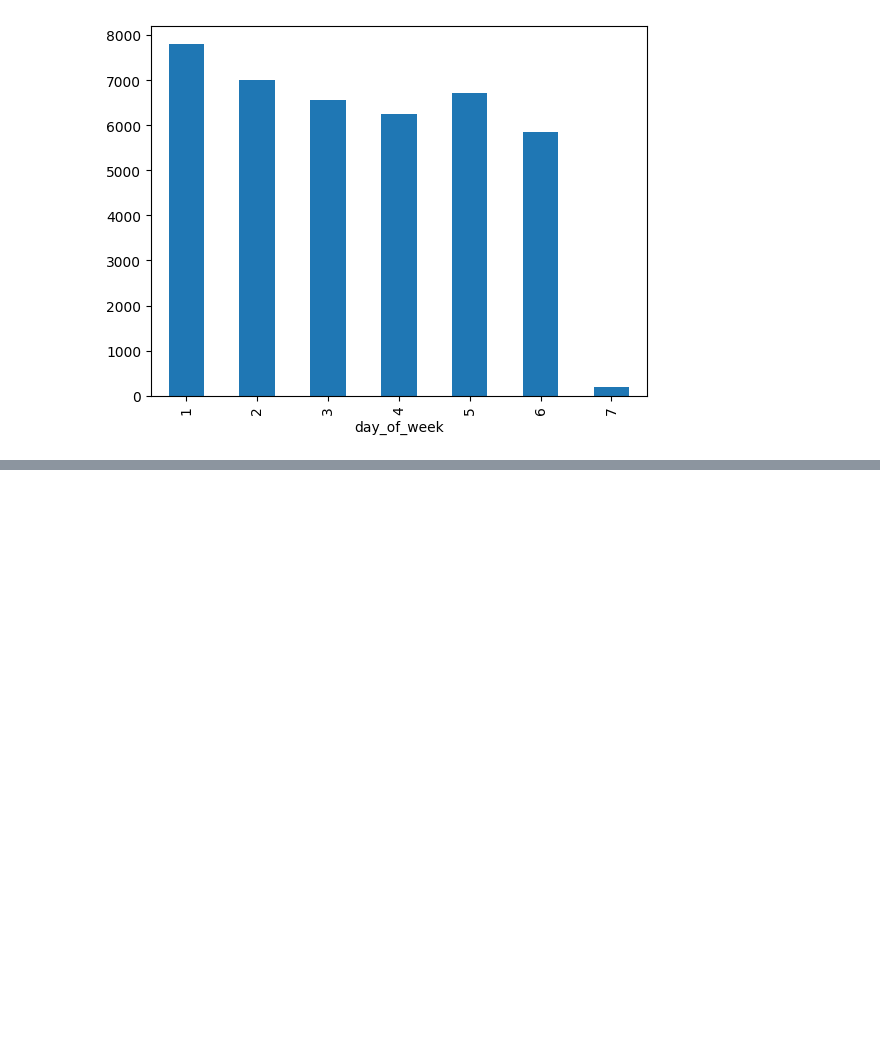
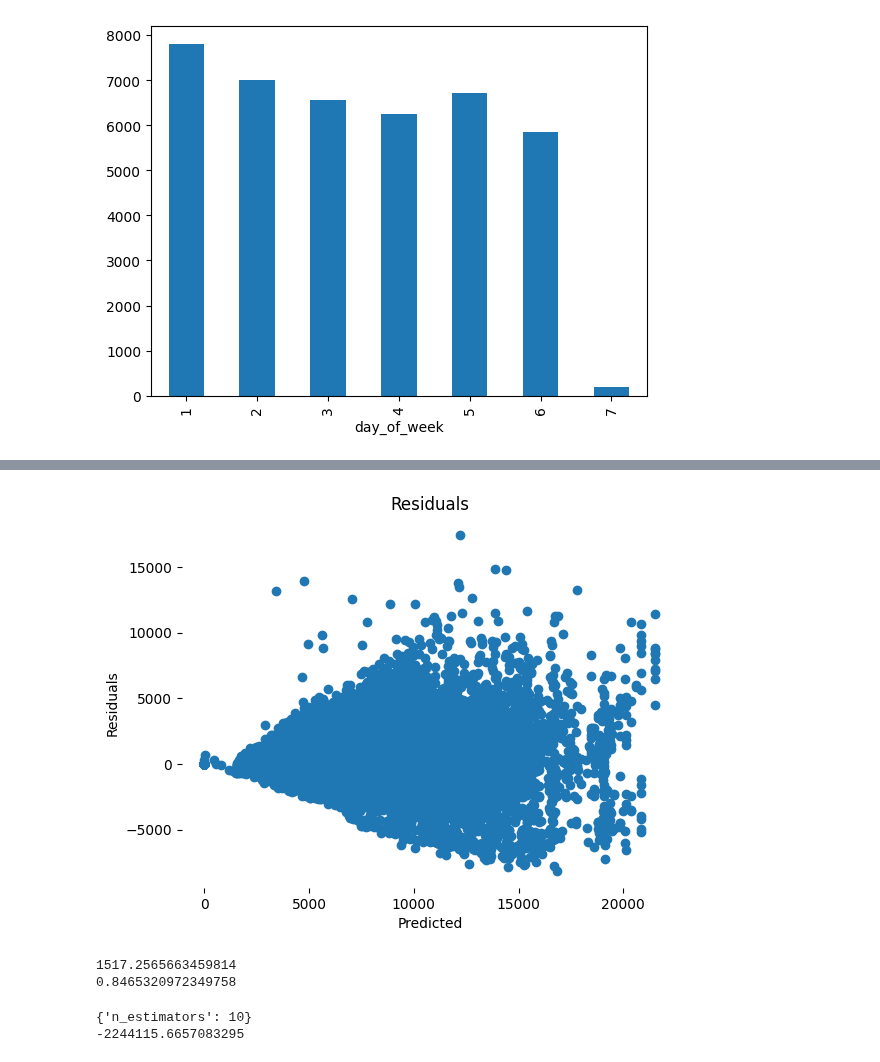
Before and after one commit to Bratpfannengamer/Rossmann, a Jupyter notebook: notebook_Till.ipynb, the cells around one changed output, grey strips where cells are left out. Saved outputs shown, nothing was run; the diff lists cells and outputs as text; code cells hidden in the pictures; blank space fills up the shorter version.

```diff
--- a/notebook_Till.ipynb
+++ b/notebook_Till.ipynb
@@ -344,0 +387,67 @@ print(r2)
+# %%
+#plot residuals
+plt.scatter(y_pred, y_test-y_pred)
+plt.xlabel('Predicted')
+plt.ylabel('Residuals')
+plt.title('Residuals')
+plt.box(False)
+# %% [output]
+[figure, added]
+# %%
+#predict sales adaboost regression with gridsearch
+from sklearn.ensemble import AdaBoostRegressor
+from sklearn.tree import DecisionTreeRegressor
+from sklearn.model_selection import train_test_split
+from sklearn.metrics import mean_squared_error
+from sklearn.metrics import r2_score
+from sklearn.model_selection import GridSearchCV
+
+#select features
+features = corr['sales'][(corr['sales']>.02) | (corr['sales']<-.02)].index
+features = features.drop('sales')
+
+#select target
+target = 'sales'
+
+#limit dataset to 100000 rows at random
+df_train_store_sample = df_train_store.sample(n=100000, random_state=42)
+
+#split data into train and test
+X_train, X_test, y_train, y_test = train_test_split(df_train_store_sample[features], df_train_store_sample[target], test_size=0.6, random_state=42)
+
+#set up gridsearch
+ada = AdaBoostRegressor()
+
+parameters = {'n_estimators': [10,20,30,40,50,60,70,80,90,100,110,120,130,140,150,160,170,180,190,200,210,220,230,240,250,260,270,280,290,300,310,320,330,340,350,360,370,380,390,400,410,420,430,440,450,460,470,480,490,500,510,520,530,540,550,560,570,580,590,600,610,620,630,640,650,660,670,680,690,700,710,720,730,740,750,760,770,780,790,800,810,820,830,840,850,860,870,880,890,900,910,920,930,940,950,960,970,980,990,1000]}
+clf_ = GridSearchCV(ada, parameters, cv=5, scoring='neg_mean_squared_error')
+clf.fit(X_train, y_train)
+
+#best parameters
+clf.best_params_
+
+#best score
+clf.best_score_
+
+#predict
+y_pred = clf.predict(X_test)
+
+
+#calculate rmse
+rmse = np.sqrt(mean_squared_error(y_test, y_pred))
+print(rmse)
+
+#calculate r2
+r2 = r2_score(y_test, y_pred)
+print(r2)
+# %% [output]
+1517.2565663459814
+0.8465320972349758
+# %%
+#best parameters
+print(clf.best_params_)
+
+#best score
+print(clf.best_score_)
+# %% [output]
+{'n_estimators': 10}
+-2244115.6657083295
```
Also changed, not shown: parts of 9 cells of this notebook, 1 other file.
